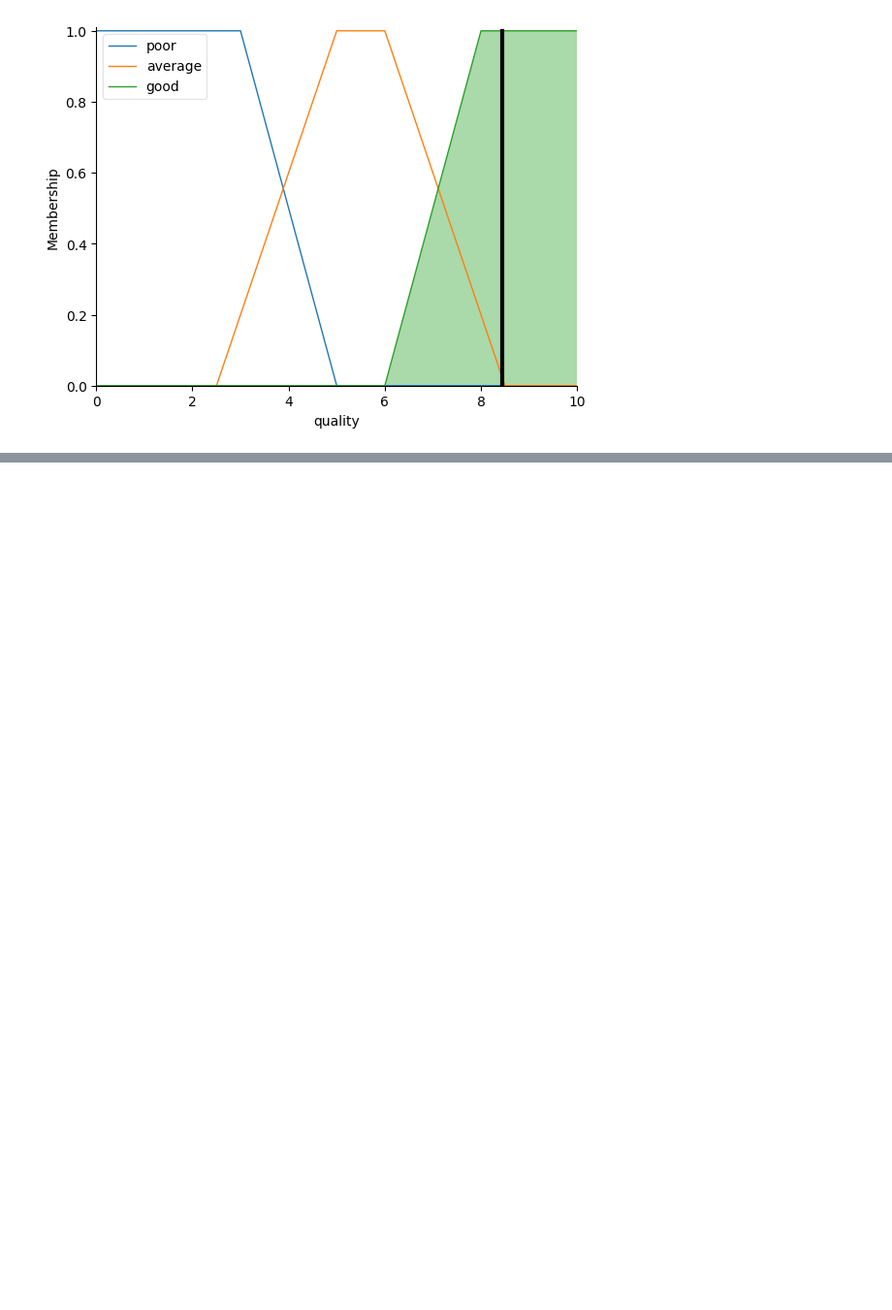
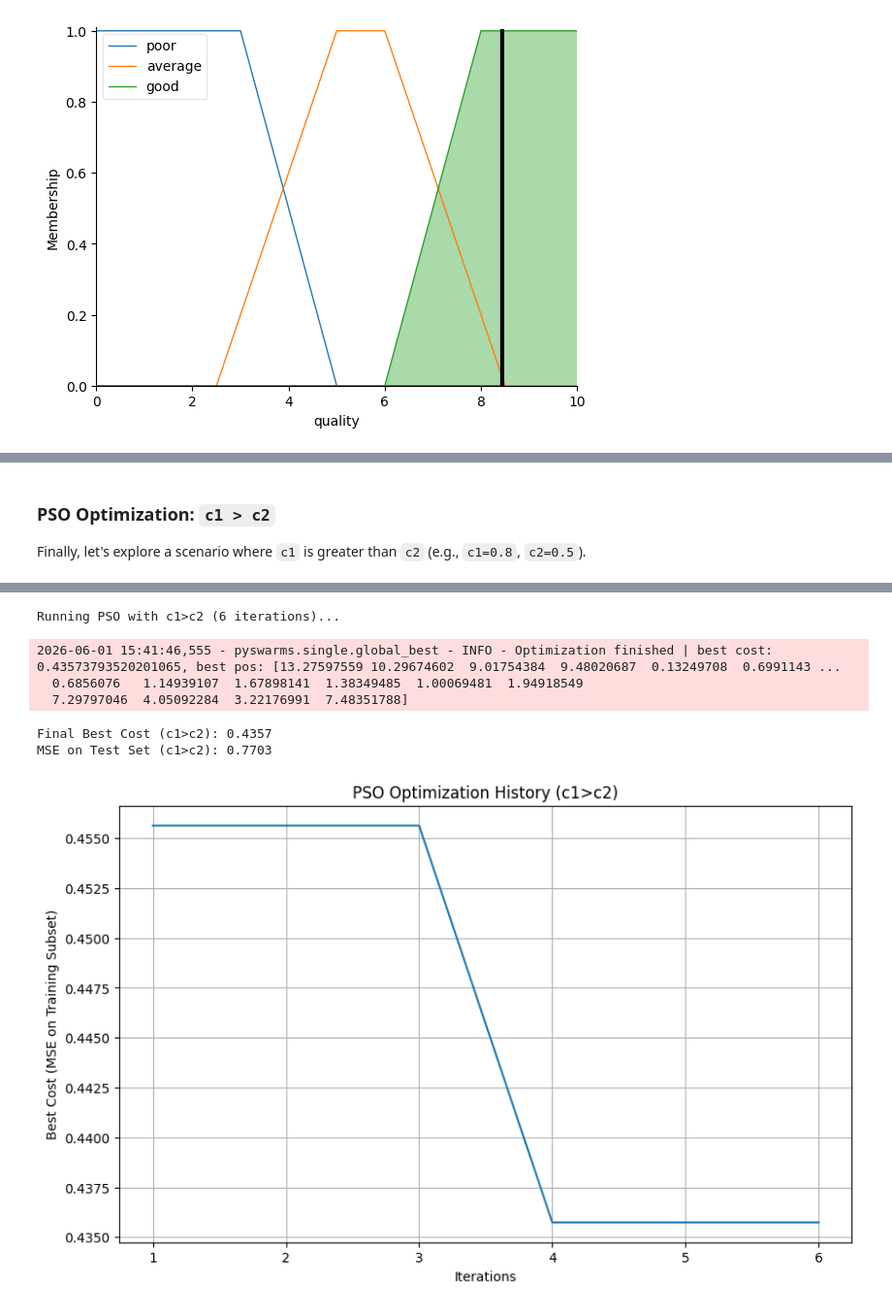
Before and after one commit to lisciu24/MIO-fuzzy-logic, a Jupyter notebook: MIO_project.ipynb, the cells around one changed output, grey strips where cells are left out. Shown at 97% size. Saved outputs shown, nothing was run; the diff lists cells and outputs as text; code cells hidden in the pictures; blank space fills up the shorter version.

```diff
--- a/MIO_project.ipynb
+++ b/MIO_project.ipynb
@@ -337,0 +671,32 @@ def fuzzy_system_creator(parameters):
+# %% [markdown]
+### PSO Optimization: `c1 > c2`
+
+Finally, let's explore a scenario where `c1` is greater than `c2` (e.g., `c1=0.8`, `c2=0.5`).
+# %%
+# Configuration for c1 > c2
+options_c1_gt_c2 = {'c1': 0.8, 'c2': 0.5, 'w': 0.9}
+
+print("Running PSO with c1>c2 ({} iterations)...".format(iters))
+best_cost_gt, best_pos_gt, cost_history_gt, mse_pso_gt = run_pso_and_get_history(
+    n_particles=n_particles,
+    dimensions=dimensions,
+    iters=iters,
+    options=options_c1_gt_c2,
+    pso_bounds=pso_bounds,
+    fitness_function=fitness_function,
+    X_test=X_test,
+    y_test=y_test
+)
+
+print(f"Final Best Cost (c1>c2): {best_cost_gt:.4f}")
+print(f"MSE on Test Set (c1>c2): {mse_pso_gt:.4f}")
+
+# Plot the cost history
+plt.figure(figsize=(10, 6))
+plt.plot(range(1, iters + 1), cost_history_gt)
+plt.title('PSO Optimization History (c1>c2)')
+plt.xlabel('Iterations')
+plt.ylabel('Best Cost (MSE on Training Subset)')
+plt.grid(True)
+plt.show()
+# %% [output]
@@ -337,0 +704,7 @@ def fuzzy_system_creator(parameters):
+Running PSO with c1>c2 (6 iterations)...
+2026-06-01 15:41:46,555 - pyswarms.single.global_best - INFO - Optimization finished | best cost: 0.43573793520201065, best pos: [13.27597559 10.29674602  9.01754384  9.48020687  0.13249708  0.6991143 ...
+  0.6856076   1.14939107  1.67898141  1.38349485  1.00069481  1.94918549
+  7.29797046  4.05092284  3.22176991  7.48351788]
+Final Best Cost (c1>c2): 0.4357
+MSE on Test Set (c1>c2): 0.7703
+[figure, added]
```
Also changed, not shown: parts of 19 cells of this notebook.
